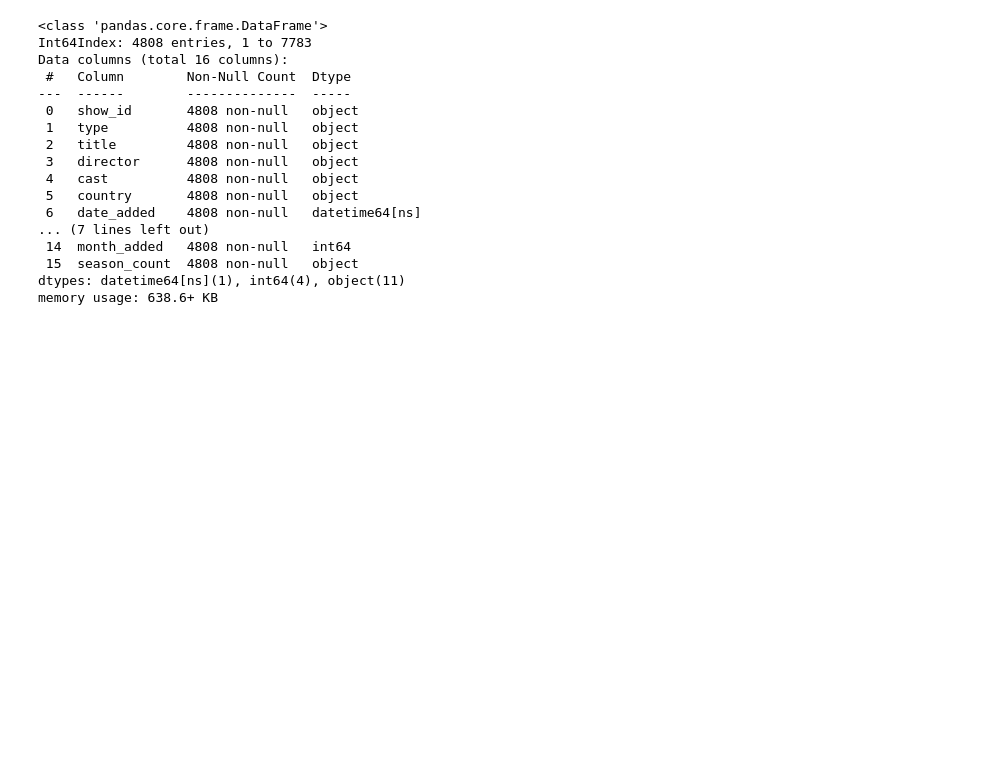
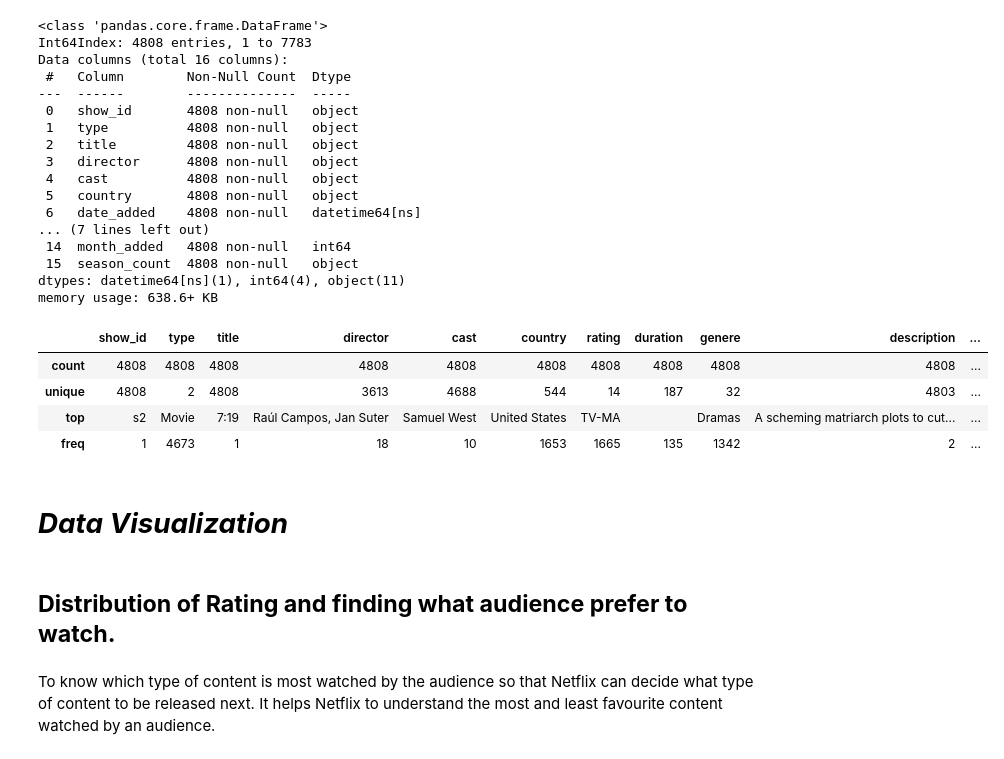
Before and after one commit to Sara19598/Clustering-Analysis-on-Movies-TV-shows-Unsupervised-ML, a Jupyter notebook: NETFLIX_MOVIES_AND_TV_SHOWS_CLUSTERING.ipynb, the cells around one changed output. Cells and saved outputs as stored; diff of their text form; code cells hidden in the pictures; blank space fills up the shorter version.

```diff
--- a/NETFLIX_MOVIES_AND_TV_SHOWS_CLUSTERING.ipynb
+++ b/NETFLIX_MOVIES_AND_TV_SHOWS_CLUSTERING.ipynb
@@ -251,3 +251,21 @@ Data columns (total 16 columns):
  15  season_count  4808 non-null   object
 dtypes: datetime64[ns](1), int64(4), object(11)
 memory usage: 638.6+ KB
+# %%
+#After data cleaning the dataset look like this
+
+#Let’s see the disribution of data
+
+nf.describe(include='O')
+# %% [output]
+|  | show_id | type | title | director | cast | country | rating | duration | genere | description | ... |
+| count | 4808 | 4808 | 4808 | 4808 | 4808 | 4808 | 4808 | 4808 | 4808 | 4808 | ... |
+| unique | 4808 | 2 | 4808 | 3613 | 4688 | 544 | 14 | 187 | 32 | 4803 | ... |
+| top | s2 | Movie | 7:19 | Raúl Campos, Jan Suter | Samuel West | United States | TV-MA |  | Dramas | A scheming matriarch plots to cut... | ... |
+| freq | 1 | 4673 | 1 | 18 | 10 | 1653 | 1665 | 135 | 1342 | 2 | ... |
+# %% [markdown]
+# ***Data Visualization***
+# %% [markdown]
+## **Distribution of Rating and finding what audience prefer to watch.**
+# %% [markdown]
+To know which type of content is most watched by the audience so that Netflix can decide what type of content to be released next. It helps Netflix to understand the most and least favourite content watched by an audience.
```
Also changed, not shown: parts of 17 cells of this notebook.
